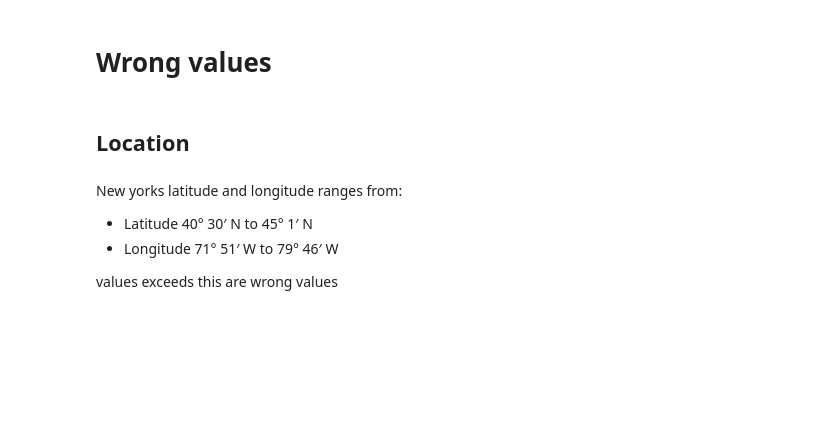
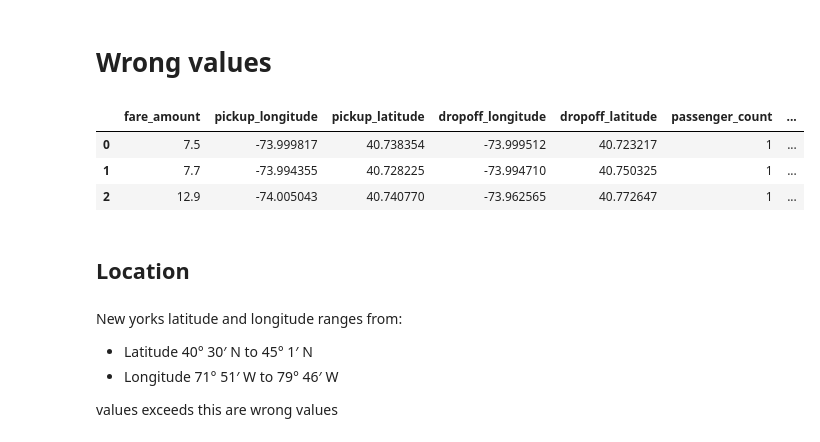
Before and after one commit to AJAYVISWA22/Uber-Fare-Prediction, a Jupyter notebook: Data_EXP.ipynb, the cells around one changed output. Saved outputs shown, nothing was run; the diff lists cells and outputs as text; code cells hidden in the pictures; blank space fills up the shorter version.

```diff
--- a/Data_EXP.ipynb
+++ b/Data_EXP.ipynb
@@ -114,5 +294,13 @@ df1.describe().T
 # %% [markdown]
 # Wrong values
+# %%
+df2=df1.copy()
+df2.head(3)
+# %% [output]
+|  | fare_amount | pickup_longitude | pickup_latitude | dropoff_longitude | dropoff_latitude | passenger_count | ... |
+| 0 | 7.5 | -73.999817 | 40.738354 | -73.999512 | 40.723217 | 1 | ... |
+| 1 | 7.7 | -73.994355 | 40.728225 | -73.994710 | 40.750325 | 1 | ... |
+| 2 | 12.9 | -74.005043 | 40.740770 | -73.962565 | 40.772647 | 1 | ... |
 # %% [markdown]
 ## Location
 # %% [markdown]
```
Also changed, not shown: parts of 31 cells of this notebook.
